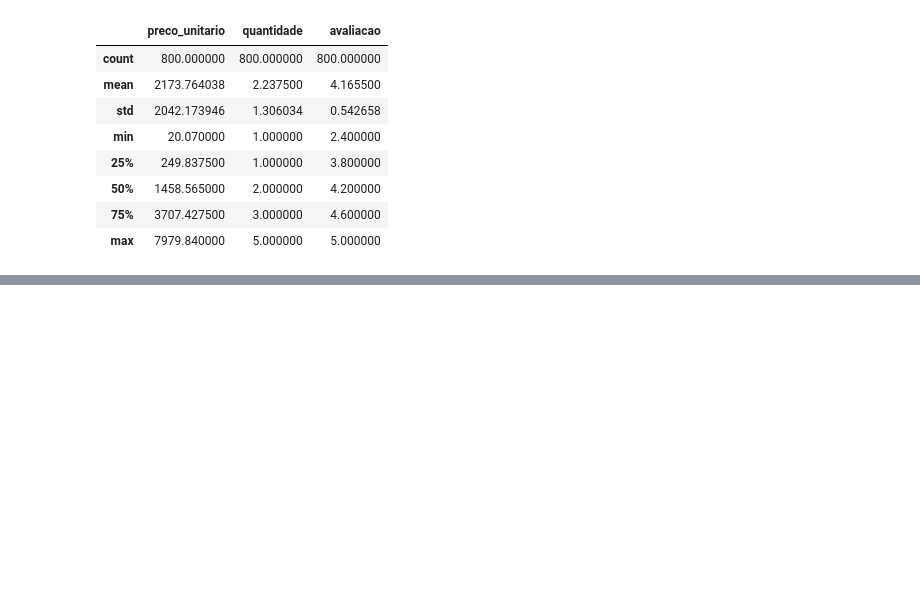
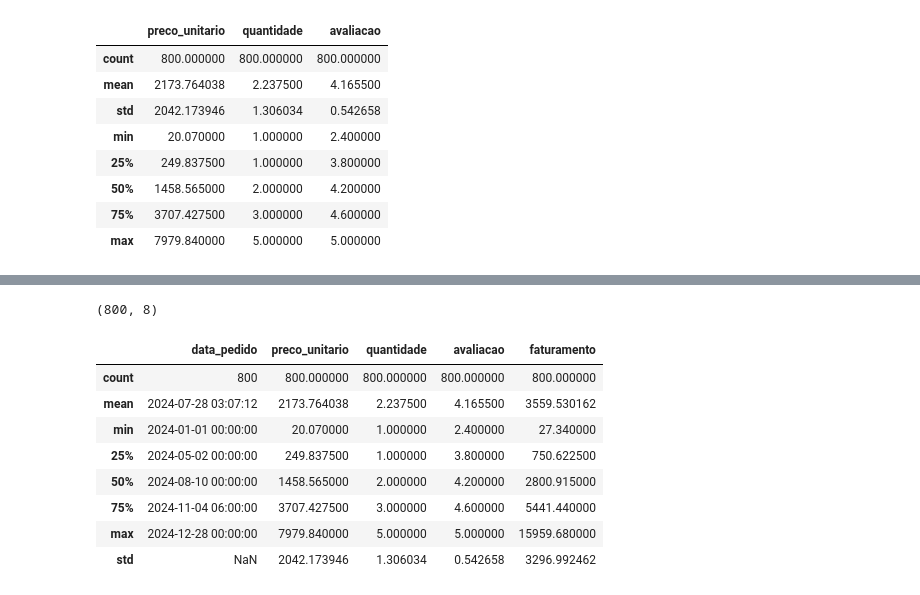
Before and after one commit to godoyeduardo135/treinamento-analise-de-dados, a Jupyter notebook: aula_03.ipynb, the cells around one changed output, grey strips where cells are left out. Cells and saved outputs as stored; diff of their text form; code cells hidden in the pictures; blank space fills up the shorter version.

```diff
--- a/aula_03.ipynb
+++ b/aula_03.ipynb
@@ -280,0 +404,16 @@ df.describe()
+# %%
+df_tratado.shape
+# %% [output]
+(800, 8)
+# %%
+df_tratado.describe()
+# %% [output]
+|  | data_pedido | preco_unitario | quantidade | avaliacao | faturamento |
+| count | 800 | 800.000000 | 800.000000 | 800.000000 | 800.000000 |
+| mean | 2024-07-28 03:07:12 | 2173.764038 | 2.237500 | 4.165500 | 3559.530162 |
+| min | 2024-01-01 00:00:00 | 20.070000 | 1.000000 | 2.400000 | 27.340000 |
+| 25% | 2024-05-02 00:00:00 | 249.837500 | 1.000000 | 3.800000 | 750.622500 |
+| 50% | 2024-08-10 00:00:00 | 1458.565000 | 2.000000 | 4.200000 | 2800.915000 |
+| 75% | 2024-11-04 06:00:00 | 3707.427500 | 3.000000 | 4.600000 | 5441.440000 |
+| max | 2024-12-28 00:00:00 | 7979.840000 | 5.000000 | 5.000000 | 15959.680000 |
+| std | NaN | 2042.173946 | 1.306034 | 0.542658 | 3296.992462 |
```
Also changed, not shown: parts of 16 cells of this notebook, 1 other file.
